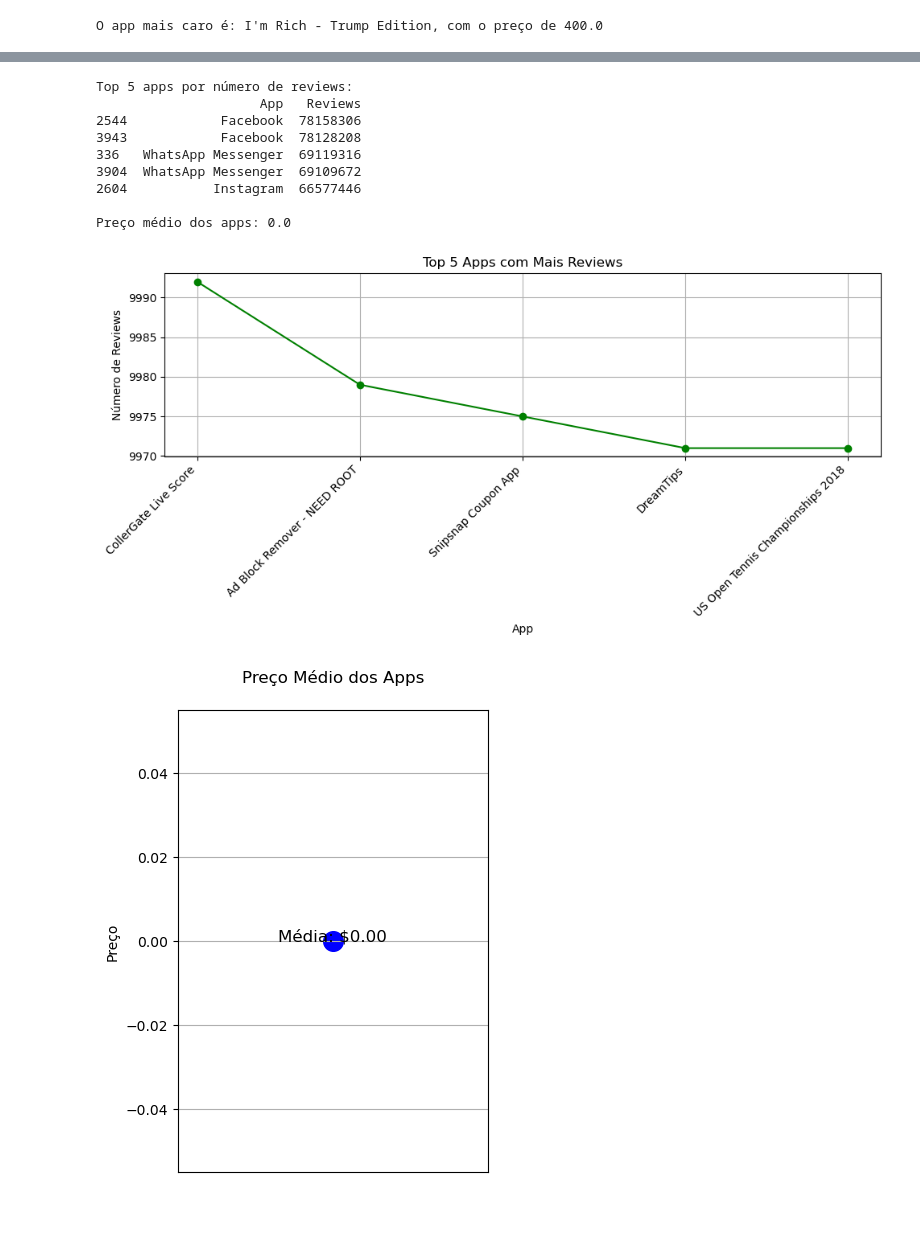
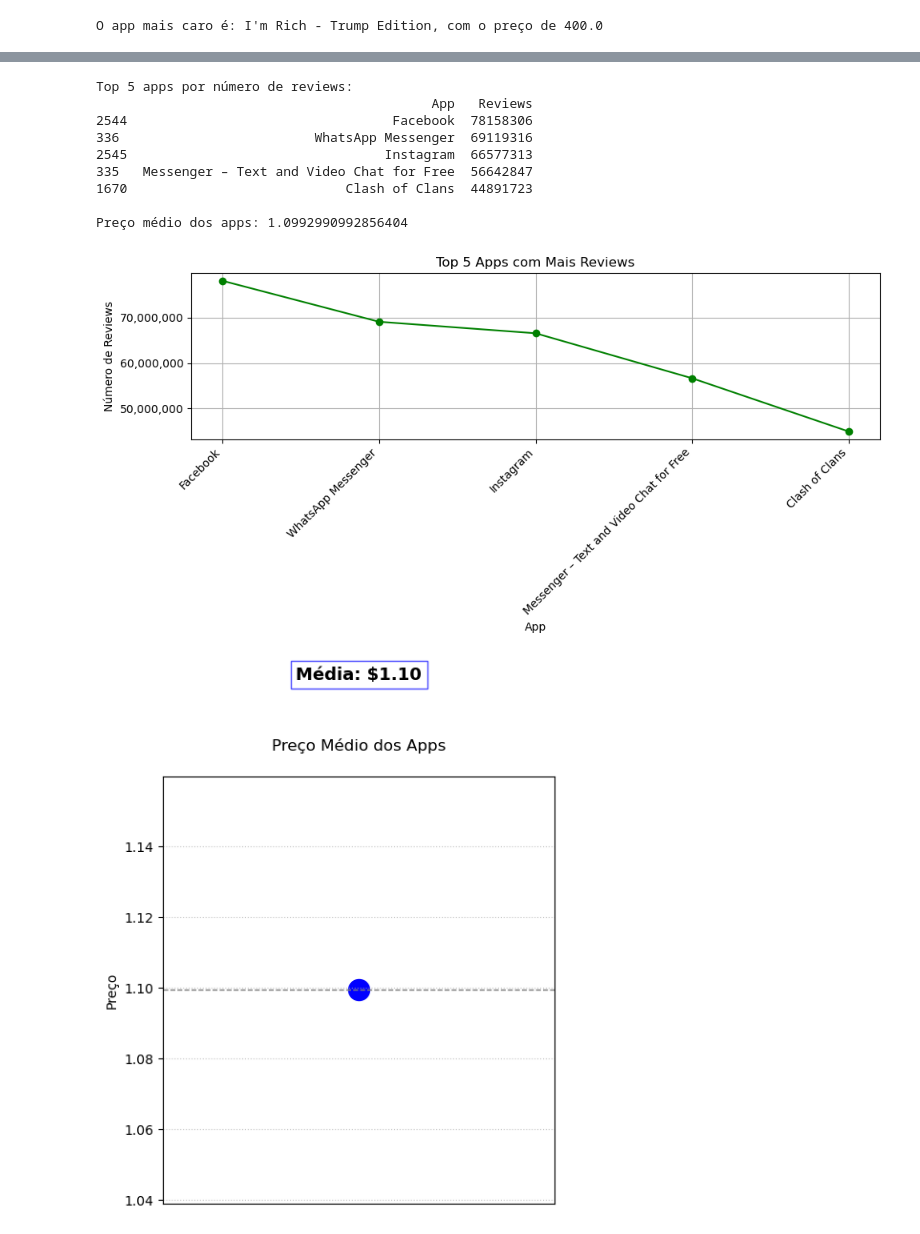
Before and after one commit to isacurci/compass-uol, a Jupyter notebook: Sprint 2/Desafio/desafio.ipynb, the cells around one changed output, grey strips where cells are left out. Cells and saved outputs as stored; diff of their text form; code cells hidden in the pictures.

```diff
--- a/Sprint 2/Desafio/desafio.ipynb
+++ b/Sprint 2/Desafio/desafio.ipynb
@@ -15,7 +15,7 @@ df.head()
 | 4 | Pixel Draw - Number Art Coloring ... | ART_AND_DESIGN | 4.3 | 967 | 2.8M | 100,000+ | Free | 0 | Everyone | Art & Design;Creativity | ... |
 # %%
 # Remover as linhas duplicadas
-df = df.drop_duplicates()
+df = df.drop_duplicates(subset=['App'])
 
 # Verificar as primeiras linhas após a remoção
 df.head()
@@ -197,5 +197,11 @@ plot_top_apps_by_reviews(df)  # Plota o gráfico com os 10 apps com mais reviews
 # %%
-# 1. Cálculo em formato de lista: Top 5 apps com mais reviews
+import matplotlib.pyplot as plt
+import pandas as pd
+
+# Remover linhas duplicadas
+df = df.drop_duplicates()
+
+# 1. Cálculo em formato de lista: Top 3 apps com mais reviews
 top_reviews = df.sort_values(by='Reviews', ascending=False).head(5)
 print("Top 5 apps por número de reviews:")
 print(top_reviews[['App', 'Reviews']])
@@ -205,17 +211,16 @@ mean_price = df['Price'].mean()
 print(f'\nPreço médio dos apps: {mean_price}')
 # %% [output]
 Top 5 apps por número de reviews:
-                     App   Reviews
-2544            Facebook  78158306
-3943            Facebook  78128208
-336   WhatsApp Messenger  69119316
-3904  WhatsApp Messenger  69109672
-2604           Instagram  66577446
+                                           App   Reviews
+2544                                  Facebook  78158306
+336                         WhatsApp Messenger  69119316
+2545                                 Instagram  66577313
+335   Messenger – Text and Video Chat for Free  56642847
+1670                            Clash of Clans  44891723
 
-Preço médio dos apps: 0.0
+Preço médio dos apps: 1.0992990992856404
 # %%
-import matplotlib.pyplot as plt
-import pandas as pd
+from matplotlib.ticker import StrMethodFormatter
 
 plt.figure(figsize=(10, 5))
 plt.plot(top_reviews['App'], top_reviews['Reviews'], marker='o', linestyle='-', color='green')
@@ -223,25 +228,33 @@ plt.title('Top 5 Apps com Mais Reviews')
 plt.xlabel('App')
 plt.ylabel('Número de Reviews')
 plt.xticks(rotation=45, ha='right')
+plt.gca().yaxis.set_major_formatter(StrMethodFormatter('{x:,.0f}'))
 plt.tight_layout()
 plt.grid(True)
 plt.show()
 # %% [output]
-[figure, old version]
+[figure, new version]
 # %%
 import matplotlib.pyplot as plt
 
-plt.figure(figsize=(4, 6))  # Tamanho do gráfico
-plt.scatter(0, mean_price, color='blue', s=200)  # Ponto azul com o valor da média
+plt.figure(figsize=(5, 6))  # Tamanho mais proporcional
+plt.scatter(0.5, mean_price, color='blue', s=250, label='Média')  # Centraliza no eixo x
 
-# Texto um pouco mais acima do ponto
-plt.text(0, mean_price + mean_price * 0.1, f'Média: ${mean_price:.2f}',
-         ha='center', fontsize=12)
+# Linha horizontal indicando a média
+plt.axhline(mean_price, color='gray', linestyle='--', linewidth=1)
 
+# Texto destacado acima do ponto
+plt.text(0.5, mean_price + mean_price * 0.08,
+         f'Média: ${mean_price:.2f}',
+         ha='center', fontsize=13, fontweight='bold',
+         bbox=dict(facecolor='white', alpha=0.7, edgecolor='blue'))
+
+plt.xlim(0, 1)
 plt.xticks([])
 plt.ylabel('Preço')
-plt.title('Preço Médio dos Apps', pad=20)  # Coloca o título mais alto
-plt.grid(True, axis='y')
+plt.title('Preço Médio dos Apps', pad=20)
+plt.grid(True, axis='y', linestyle=':', alpha=0.7)
+plt.tight_layout()
 plt.show()
 # %% [output]
-[figure, old version]
+[figure, new version]
```
Also changed, not shown: parts of 3 cells of this notebook.
